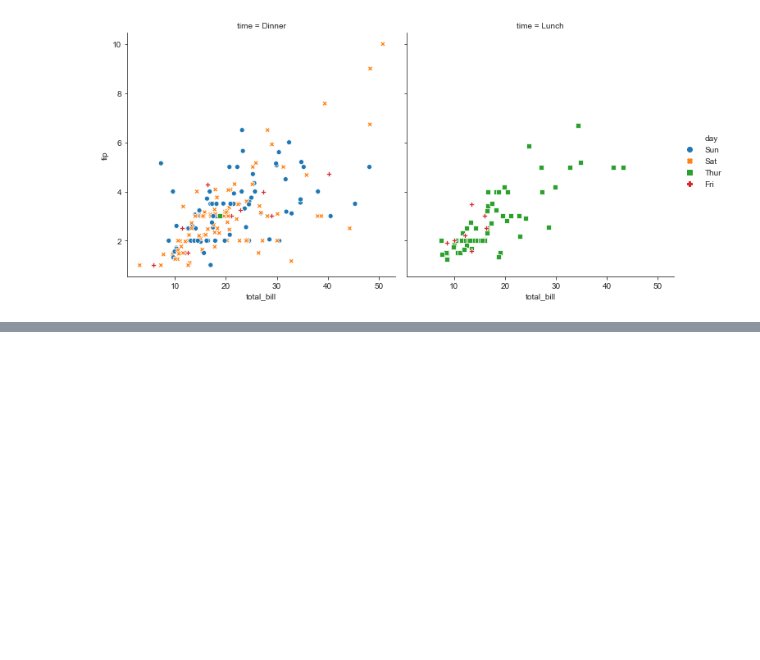
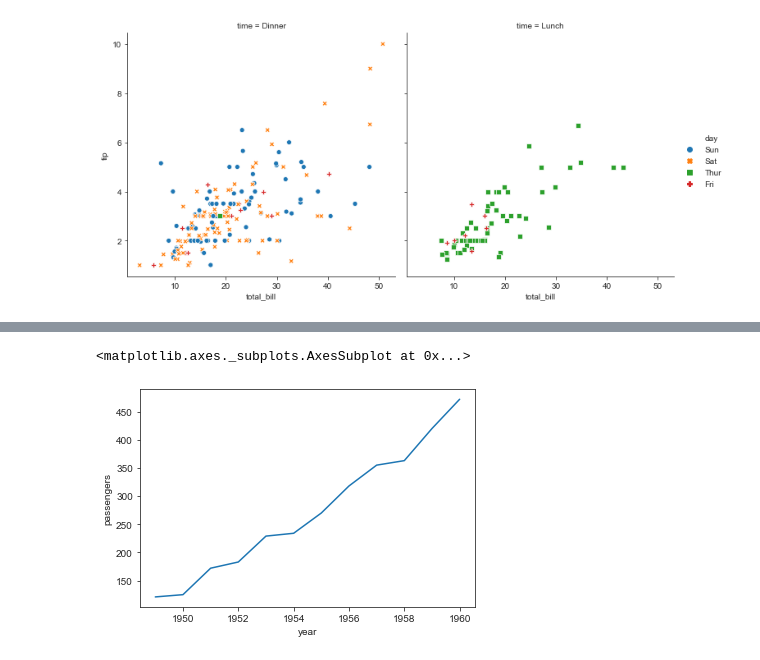
Before and after one commit to Crystal-girl/learning-seaborn, a Jupyter notebook: API Learning.ipynb, the cells around one changed output, grey strips where cells are left out. Drawn from its saved outputs; the diff is of its cells as text; code cells hidden in the pictures; blank space fills up the shorter version.

```diff
--- a/API Learning.ipynb
+++ b/API Learning.ipynb
@@ -397,0 +405,3 @@ sns.relplot(
+# %%
+flights = load_dataset(os.path.join(path, 'flights.csv'))
+flights.head()
@@ -397,0 +415,11 @@ sns.relplot(
+# %%
+months = flights['month'].str[: 3]
+flights['month'] = pd.Categorical(months, months.unique())
+# %%
+# To draw a line plot using long-form data, assign the x and y variables.
+# 指定参数 x, y，绘制线型图。
+may_flights = flights.query("month == 'May'")
+sns.lineplot(data=may_flights, x='year', y='passengers')
+# %% [output]
+<matplotlib.axes._subplots.AxesSubplot at 0x...>
+[figure, added]
```
Also changed, not shown: parts of 26 cells of this notebook.
